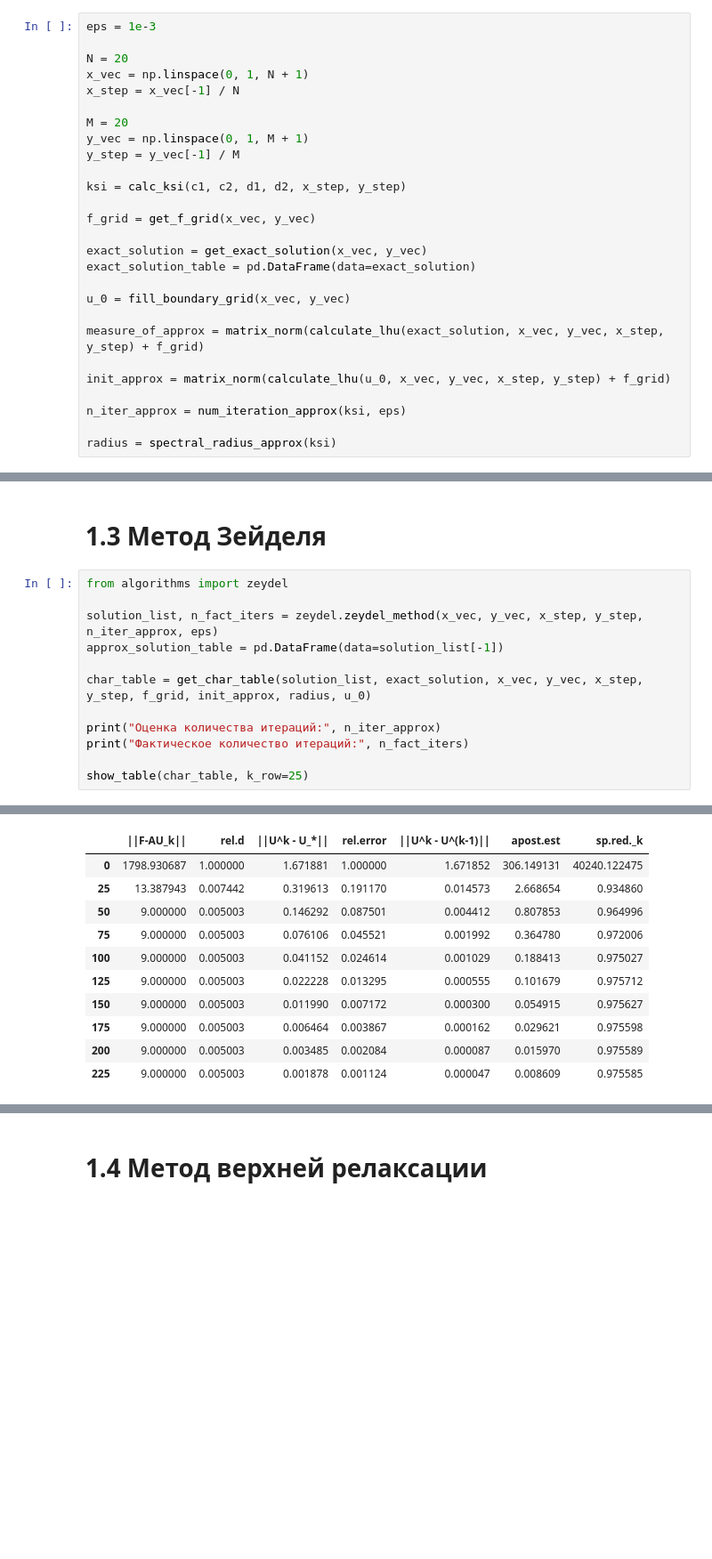
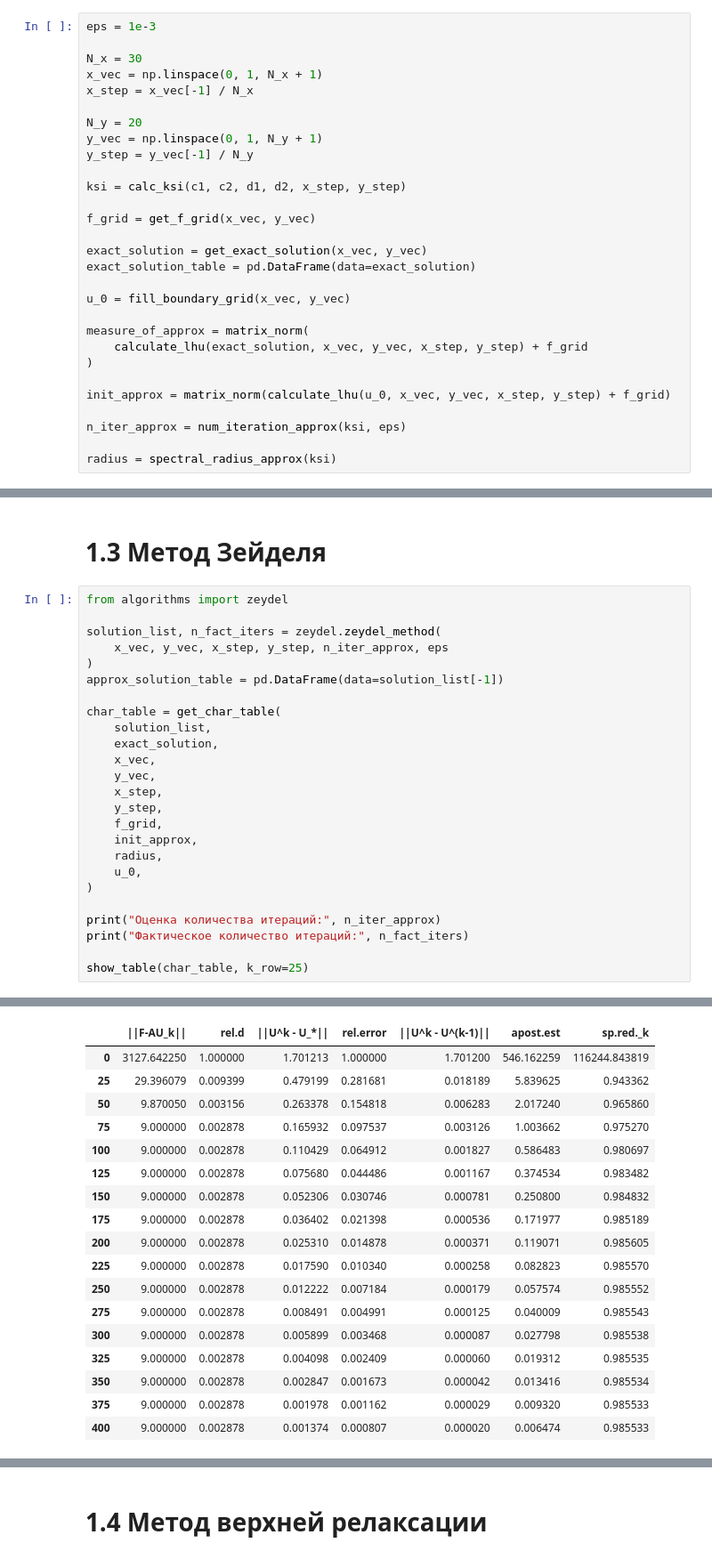
Before and after one commit to astatochek/mm-computational-workshop, a Jupyter notebook: 7-semester/note.ipynb, the cells around one changed output, grey strips where cells are left out. Shown at 89% size. Cells and saved outputs as stored; diff of their text form; blank space fills up the shorter version.

```diff
--- a/7-semester/note.ipynb
+++ b/7-semester/note.ipynb
@@ -75,13 +93,13 @@ def get_char_table(solutions, exact, x_vec, y_vec, x_step, y_step, f_grid, init_
 # %%
 eps = 1e-3
 
-N = 20
-x_vec = np.linspace(0, 1, N + 1)
-x_step = x_vec[-1] / N
+N_x = 30
+x_vec = np.linspace(0, 1, N_x + 1)
+x_step = x_vec[-1] / N_x
 
-M = 20
-y_vec = np.linspace(0, 1, M + 1)
-y_step = y_vec[-1] / M
+N_y = 20
+y_vec = np.linspace(0, 1, N_y + 1)
+y_step = y_vec[-1] / N_y
 
 ksi = calc_ksi(c1, c2, d1, d2, x_step, y_step)
 
@@ -92,7 +110,9 @@ exact_solution_table = pd.DataFrame(data=exact_solution)
 
 u_0 = fill_boundary_grid(x_vec, y_vec)
 
-measure_of_approx = matrix_norm(calculate_lhu(exact_solution, x_vec, y_vec, x_step, y_step) + f_grid)
+measure_of_approx = matrix_norm(
+    calculate_lhu(exact_solution, x_vec, y_vec, x_step, y_step) + f_grid
+)
 
 init_approx = matrix_norm(calculate_lhu(u_0, x_vec, y_vec, x_step, y_step) + f_grid)
 
@@ -209,10 +263,23 @@ show_table(exact_solution_table, k_row=5, k_col=5)
 # %%
 from algorithms import zeydel
 
-solution_list, n_fact_iters = zeydel.zeydel_method(x_vec, y_vec, x_step, y_step, n_iter_approx, eps)
+solution_list, n_fact_iters = zeydel.zeydel_method(
+    x_vec, y_vec, x_step, y_step, n_iter_approx, eps
+)
 approx_solution_table = pd.DataFrame(data=solution_list[-1])
 
-char_table = get_char_table(solution_list, exact_solution, x_vec, y_vec, x_step, y_step, f_grid, init_approx, radius, u_0)
+char_table = get_char_table(
+    solution_list,
+    exact_solution,
+    x_vec,
+    y_vec,
+    x_step,
+    y_step,
+    f_grid,
+    init_approx,
+    radius,
+    u_0,
+)
 
 print("Оценка количества итераций:", n_iter_approx)
 print("Фактическое количество итераций:", n_fact_iters)
@@ -224,14 +291,21 @@ show_table(char_table, k_row=25)
 |  | ||F-AU_k|| | rel.d | ||U^k - U_*|| | rel.error | ||U^k - U^(k-1)|| | apost.est | sp.red._k |
-| 0 | 1798.930687 | 1.000000 | 1.671881 | 1.000000 | 1.671852 | 306.149131 | 40240.122475 |
-| 25 | 13.387943 | 0.007442 | 0.319613 | 0.191170 | 0.014573 | 2.668654 | 0.934860 |
-| 50 | 9.000000 | 0.005003 | 0.146292 | 0.087501 | 0.004412 | 0.807853 | 0.964996 |
-| 75 | 9.000000 | 0.005003 | 0.076106 | 0.045521 | 0.001992 | 0.364780 | 0.972006 |
-| 100 | 9.000000 | 0.005003 | 0.041152 | 0.024614 | 0.001029 | 0.188413 | 0.975027 |
-| 125 | 9.000000 | 0.005003 | 0.022228 | 0.013295 | 0.000555 | 0.101679 | 0.975712 |
-| 150 | 9.000000 | 0.005003 | 0.011990 | 0.007172 | 0.000300 | 0.054915 | 0.975627 |
-| 175 | 9.000000 | 0.005003 | 0.006464 | 0.003867 | 0.000162 | 0.029621 | 0.975598 |
-| 200 | 9.000000 | 0.005003 | 0.003485 | 0.002084 | 0.000087 | 0.015970 | 0.975589 |
-| 225 | 9.000000 | 0.005003 | 0.001878 | 0.001124 | 0.000047 | 0.008609 | 0.975585 |
+| 0 | 3127.642250 | 1.000000 | 1.701213 | 1.000000 | 1.701200 | 546.162259 | 116244.843819 |
+| 25 | 29.396079 | 0.009399 | 0.479199 | 0.281681 | 0.018189 | 5.839625 | 0.943362 |
+| 50 | 9.870050 | 0.003156 | 0.263378 | 0.154818 | 0.006283 | 2.017240 | 0.965860 |
+| 75 | 9.000000 | 0.002878 | 0.165932 | 0.097537 | 0.003126 | 1.003662 | 0.975270 |
+| 100 | 9.000000 | 0.002878 | 0.110429 | 0.064912 | 0.001827 | 0.586483 | 0.980697 |
+| 125 | 9.000000 | 0.002878 | 0.075680 | 0.044486 | 0.001167 | 0.374534 | 0.983482 |
+| 150 | 9.000000 | 0.002878 | 0.052306 | 0.030746 | 0.000781 | 0.250800 | 0.984832 |
+| 175 | 9.000000 | 0.002878 | 0.036402 | 0.021398 | 0.000536 | 0.171977 | 0.985189 |
+| 200 | 9.000000 | 0.002878 | 0.025310 | 0.014878 | 0.000371 | 0.119071 | 0.985605 |
+| 225 | 9.000000 | 0.002878 | 0.017590 | 0.010340 | 0.000258 | 0.082823 | 0.985570 |
+| 250 | 9.000000 | 0.002878 | 0.012222 | 0.007184 | 0.000179 | 0.057574 | 0.985552 |
+| 275 | 9.000000 | 0.002878 | 0.008491 | 0.004991 | 0.000125 | 0.040009 | 0.985543 |
+| 300 | 9.000000 | 0.002878 | 0.005899 | 0.003468 | 0.000087 | 0.027798 | 0.985538 |
+| 325 | 9.000000 | 0.002878 | 0.004098 | 0.002409 | 0.000060 | 0.019312 | 0.985535 |
+| 350 | 9.000000 | 0.002878 | 0.002847 | 0.001673 | 0.000042 | 0.013416 | 0.985534 |
+| 375 | 9.000000 | 0.002878 | 0.001978 | 0.001162 | 0.000029 | 0.009320 | 0.985533 |
+| 400 | 9.000000 | 0.002878 | 0.001374 | 0.000807 | 0.000020 | 0.006474 | 0.985533 |
 # %%
 show_table(approx_solution_table, k_row=5, k_col=5)
 # %% [output]
```
Also changed, not shown: parts of 29 cells of this notebook, 8 other files.
